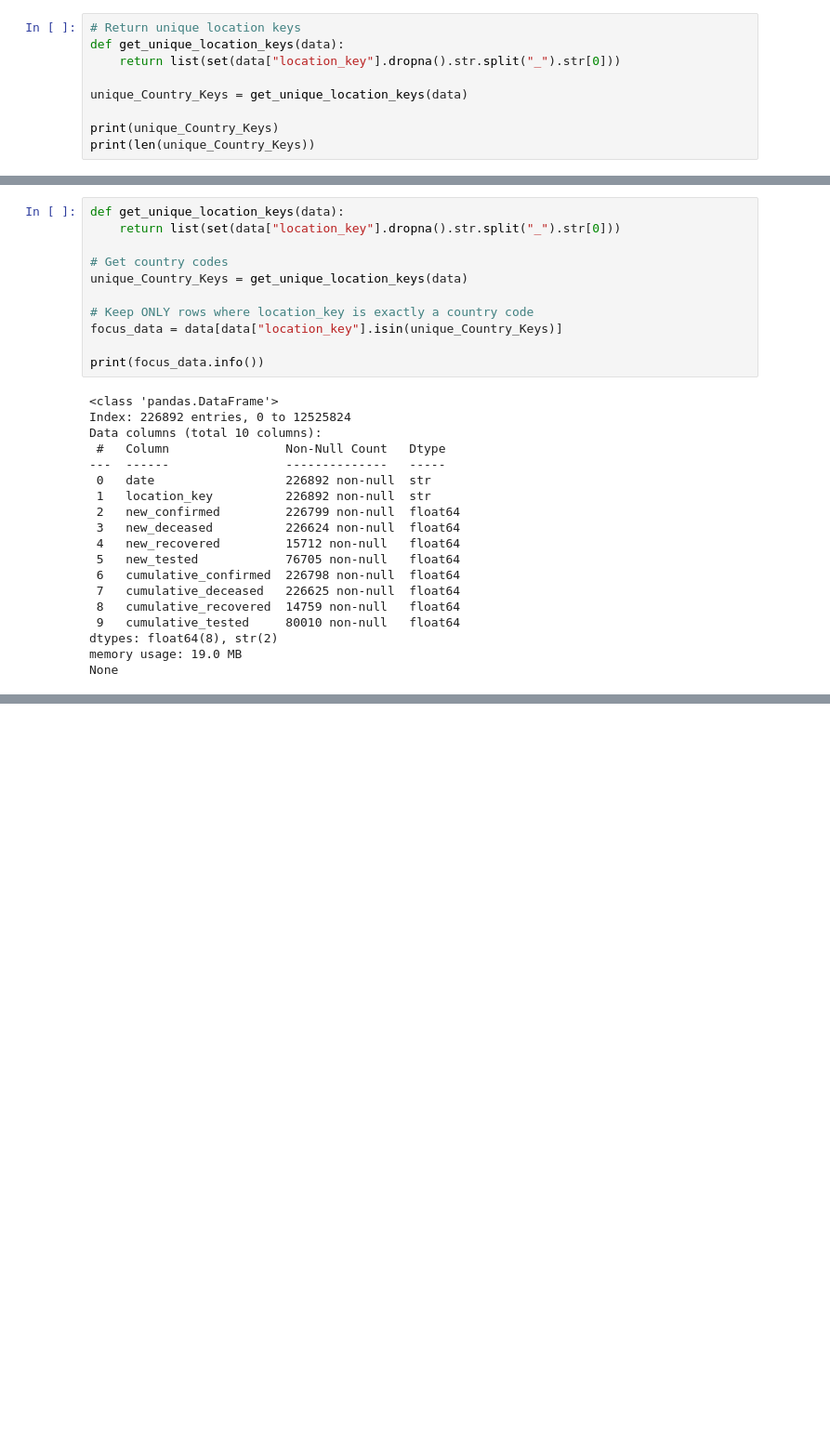
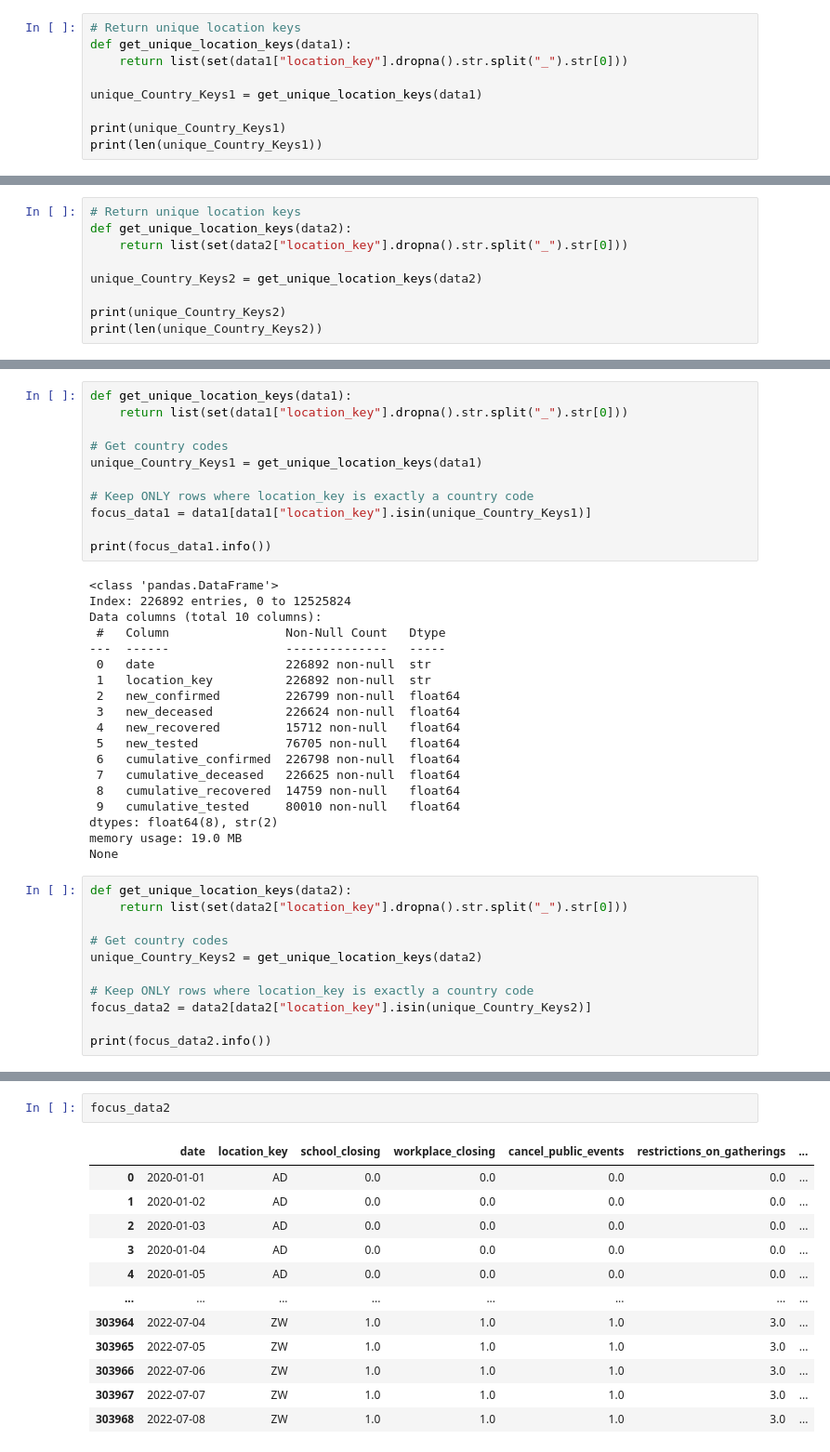
Before and after one commit to vichalder/final_project, a Jupyter notebook: notebooks/Data_cleaning_and_merging.ipynb, the cells around one changed output, grey strips where cells are left out. Shown at 93% size. Cells and saved outputs as stored; diff of their text form; blank space fills up the shorter version.

```diff
--- a/notebooks/Data_cleaning_and_merging.ipynb
+++ b/notebooks/Data_cleaning_and_merging.ipynb
@@ -41,10 +59,10 @@ Length: 20905, dtype: str
 # %%
 # Return unique location keys
-def get_unique_location_keys(data):
-    return list(set(data["location_key"].dropna().str.split("_").str[0]))
+def get_unique_location_keys(data1):
+    return list(set(data1["location_key"].dropna().str.split("_").str[0]))
 
-unique_Country_Keys = get_unique_location_keys(data)
+unique_Country_Keys1 = get_unique_location_keys(data1)
 
-print(unique_Country_Keys)
-print(len(unique_Country_Keys))
+print(unique_Country_Keys1)
+print(len(unique_Country_Keys1))
 # %% [output]
@@ -52 +70,10 @@ print(len(unique_Country_Keys))
 232
+# %%
+# Return unique location keys
+def get_unique_location_keys(data2):
+    return list(set(data2["location_key"].dropna().str.split("_").str[0]))
+
+unique_Country_Keys2 = get_unique_location_keys(data2)
+
+print(unique_Country_Keys2)
+print(len(unique_Country_Keys2))
@@ -90,14 +157,14 @@ Name: count, Length: 232, dtype: int64
 # %%
-def get_unique_location_keys(data):
-    return list(set(data["location_key"].dropna().str.split("_").str[0]))
+def get_unique_location_keys(data1):
+    return list(set(data1["location_key"].dropna().str.split("_").str[0]))
 
 # Get country codes
-unique_Country_Keys = get_unique_location_keys(data)
+unique_Country_Keys1 = get_unique_location_keys(data1)
 
 # Keep ONLY rows where location_key is exactly a country code
-focus_data = data[data["location_key"].isin(unique_Country_Keys)]
+focus_data1 = data1[data1["location_key"].isin(unique_Country_Keys1)]
 
-print(focus_data.info())
+print(focus_data1.info())
 # %% [output]
 <class 'pandas.DataFrame'>
 Index: 226892 entries, 0 to 12525824
@@ -117,3 +184,14 @@ Data columns (total 10 columns):
 dtypes: float64(8), str(2)
 memory usage: 19.0 MB
 None
+# %%
+def get_unique_location_keys(data2):
+    return list(set(data2["location_key"].dropna().str.split("_").str[0]))
+
+# Get country codes
+unique_Country_Keys2 = get_unique_location_keys(data2)
+
+# Keep ONLY rows where location_key is exactly a country code
+focus_data2 = data2[data2["location_key"].isin(unique_Country_Keys2)]
+
+print(focus_data2.info())
@@ -133,3 +229,18 @@ focus_data
 | 12525823 | 2022-09-12 | ZW | 51.0 | 0.0 | NaN | NaN | 256939.0 | ... |
 | 12525824 | 2022-09-13 | ZW | 0.0 | 0.0 | NaN | NaN | 256939.0 | ... |
 226892 rows × 10 columns
+# %%
+focus_data2
+# %% [output]
+|  | date | location_key | school_closing | workplace_closing | cancel_public_events | restrictions_on_gatherings | ... |
+| 0 | 2020-01-01 | AD | 0.0 | 0.0 | 0.0 | 0.0 | ... |
+| 1 | 2020-01-02 | AD | 0.0 | 0.0 | 0.0 | 0.0 | ... |
+| 2 | 2020-01-03 | AD | 0.0 | 0.0 | 0.0 | 0.0 | ... |
+| 3 | 2020-01-04 | AD | 0.0 | 0.0 | 0.0 | 0.0 | ... |
+| 4 | 2020-01-05 | AD | 0.0 | 0.0 | 0.0 | 0.0 | ... |
+| ... | ... | ... | ... | ... | ... | ... | ... |
+| 303964 | 2022-07-04 | ZW | 1.0 | 1.0 | 1.0 | 3.0 | ... |
+| 303965 | 2022-07-05 | ZW | 1.0 | 1.0 | 1.0 | 3.0 | ... |
+| 303966 | 2022-07-06 | ZW | 1.0 | 1.0 | 1.0 | 3.0 | ... |
+| 303967 | 2022-07-07 | ZW | 1.0 | 1.0 | 1.0 | 3.0 | ... |
+| 303968 | 2022-07-08 | ZW | 1.0 | 1.0 | 1.0 | 3.0 | ... |
```
Also changed, not shown: parts of 15 cells of this notebook.
